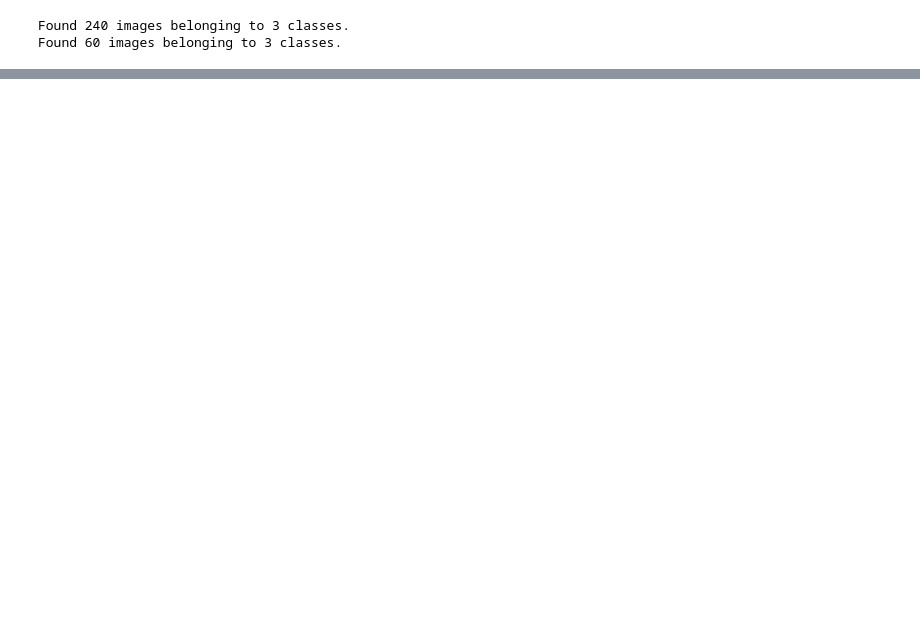
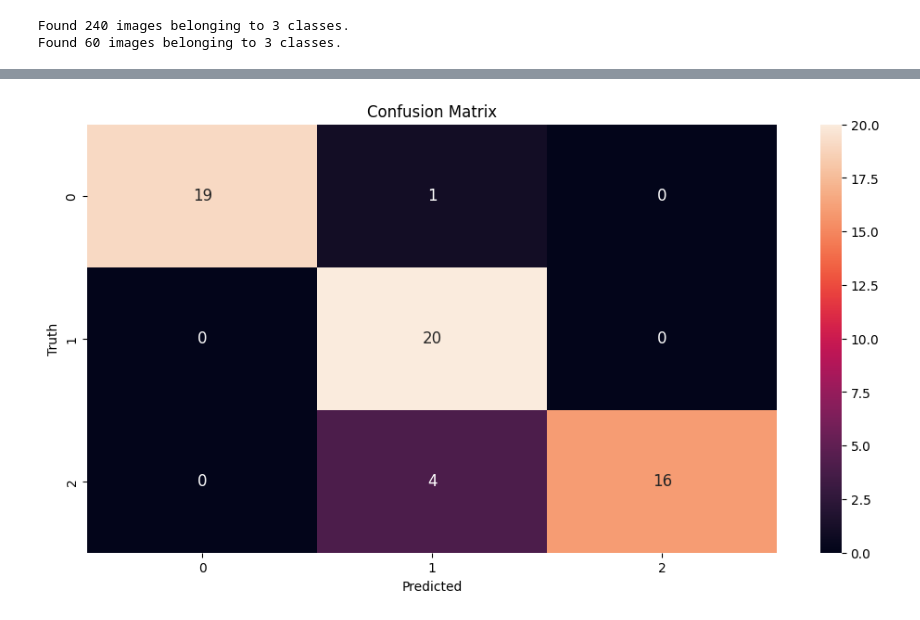
Before and after one commit to 0-0REL/Dron, a Jupyter notebook: tensor/tensor.ipynb, the cells around one changed output, grey strips where cells are left out. Saved outputs shown, nothing was run; the diff lists cells and outputs as text; code cells hidden in the pictures; blank space fills up the shorter version.

Commit message:
confusion

```diff
--- a/tensor/tensor.ipynb
+++ b/tensor/tensor.ipynb
@@ -189,0 +168,29 @@ plot_model(
+# %%
+import numpy as np
+
+# Obtener etiquetas verdaderas y predichas
+y_true = []
+y_pred = []
+
+for i in range(len(data_gen_pruebas)):
+    x_batch, y_batch = data_gen_pruebas[i]
+    preds = model.predict(x_batch)
+    y_true.extend(np.argmax(y_batch, axis=1))
+    y_pred.extend(np.argmax(preds, axis=1))
+
+    # Opcional: detener si ya recorriste todo el set de validación
+    if (i+1)*data_gen_pruebas.batch_size >= data_gen_pruebas.samples:
+        break
+
+import matplotlib.pyplot as plt
+cm = tf.math.confusion_matrix(labels=y_true, predictions=y_pred)
+# Plot the confusion matrix as a heatmap.
+plt.figure(figsize=[12, 6])
+import seaborn as sn
+
+sn.heatmap(cm, annot=True, fmt="d", annot_kws={"size": 12})
+plt.title("Confusion Matrix")
+plt.xlabel("Predicted")
+plt.ylabel("Truth")
+plt.show()
+# %% [output]
@@ -189,0 +199 @@ plot_model(
+[figure, added]
```
Also changed, not shown: parts of 10 cells of this notebook, 1 other file.
